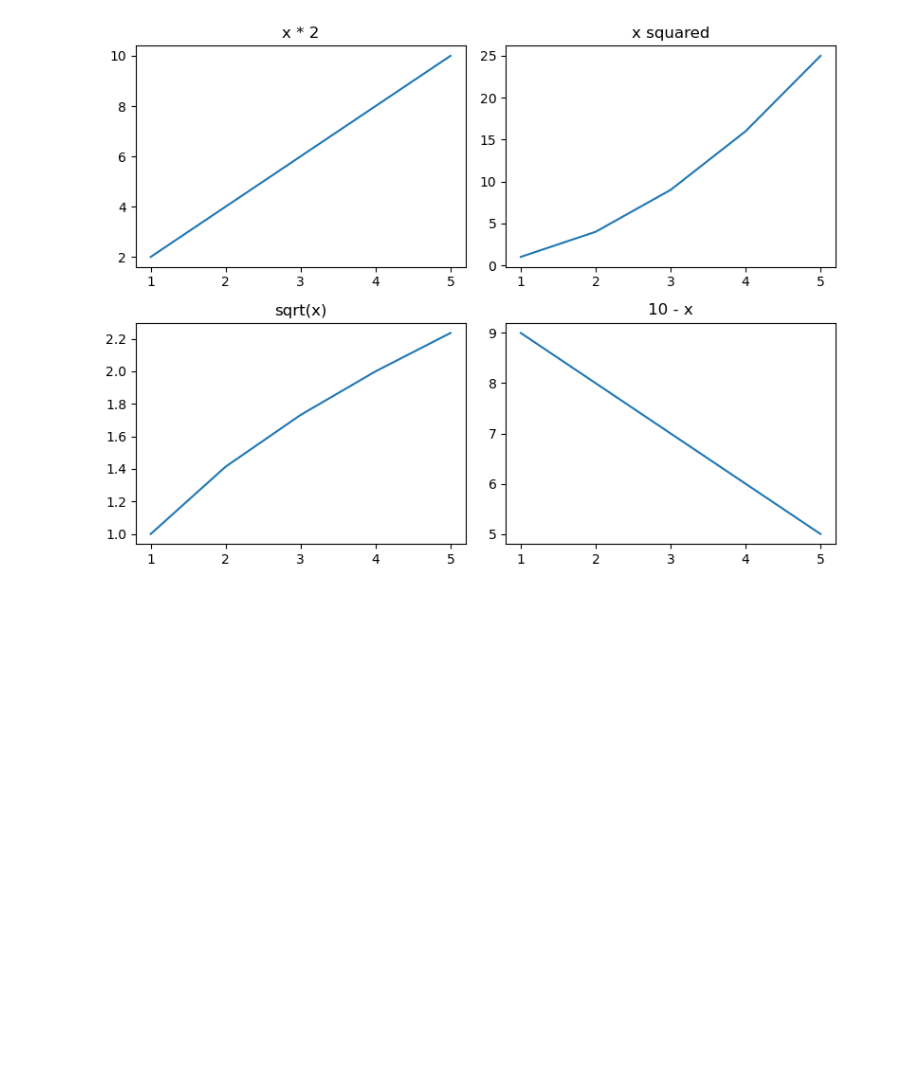
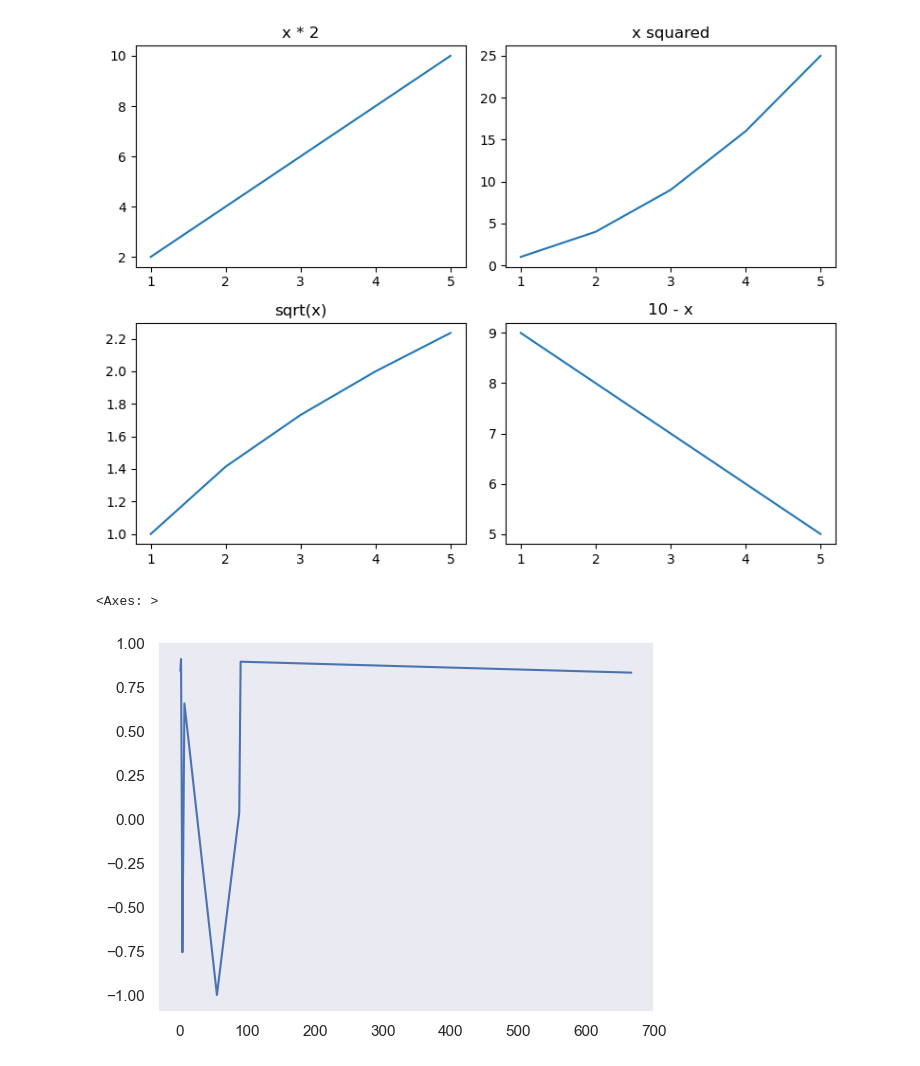
Before and after one commit to nisha-ojha/Introduction-to-Matplotlib, a Jupyter notebook: Bar_Plot.ipynb, the cells around one changed output. Cells and saved outputs as stored; diff of their text form; code cells hidden in the pictures; blank space fills up the shorter version.

```diff
--- a/Bar_Plot.ipynb
+++ b/Bar_Plot.ipynb
@@ -292,0 +296,11 @@ plt.show()
+# %%
+sns.set_theme(style = 'dark')
+# %%
+x = np.array([1,2,3,4,55,667,7,88,90])
+# %%
+y = np.sin(x)
+# %%
+sns.lineplot(x=x, y=y)
+# %% [output]
+<Axes: >
+[figure, added]
```
Also changed, not shown: parts of 1 cell of this notebook.
